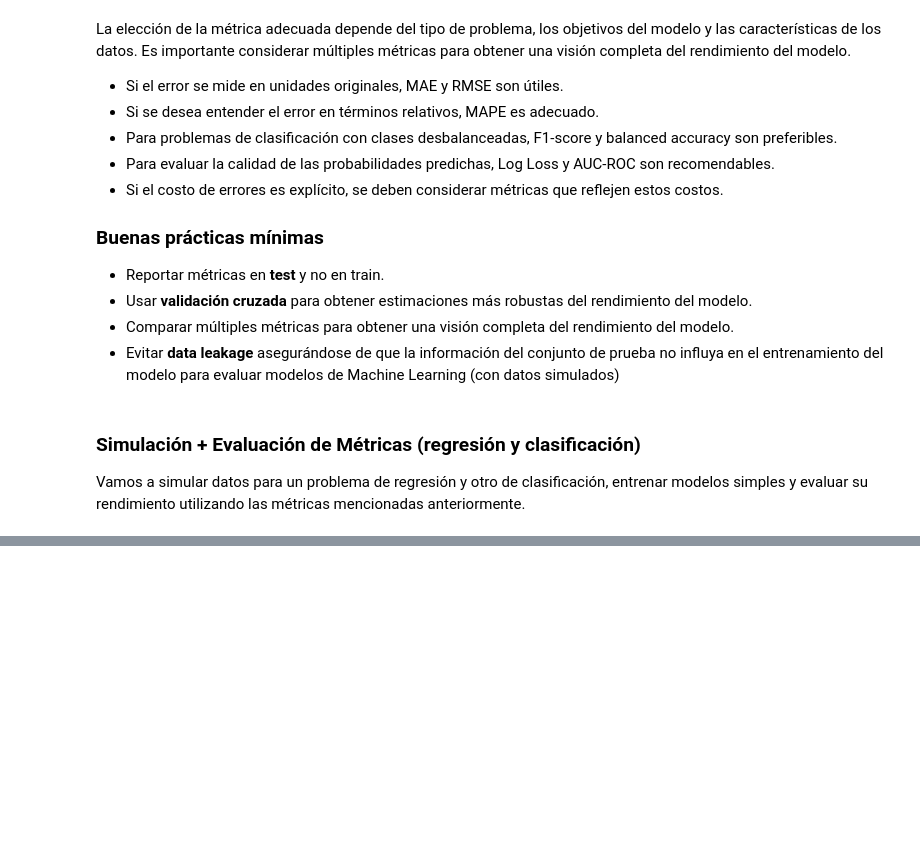
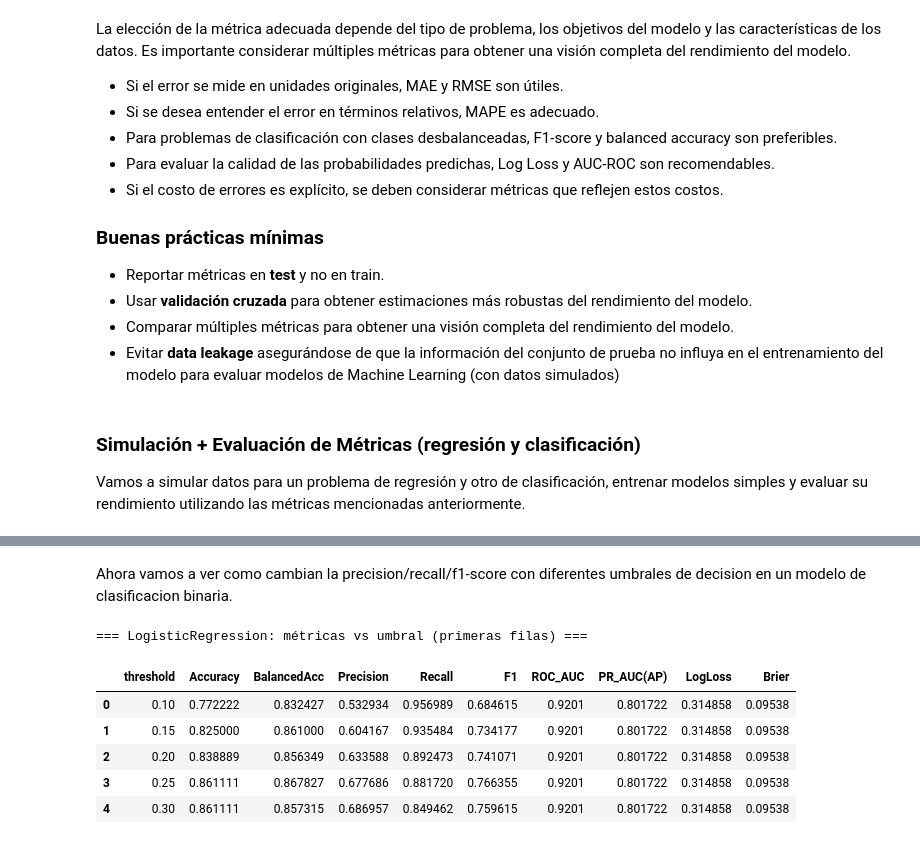
Before and after one commit to AlexSG29/Machine-Learning-Class, a Jupyter notebook: Machine_Learning_1raClase.ipynb, the cells around one changed output, grey strips where cells are left out. Drawn from its saved outputs; the diff is of its cells as text; code cells hidden in the pictures; blank space fills up the shorter version.

```diff
--- a/Machine_Learning_1raClase.ipynb
+++ b/Machine_Learning_1raClase.ipynb
@@ -265,0 +456,23 @@ Vamos a simular datos para un problema de regresión y otro de clasificación, e
+# %% [markdown]
+Ahora vamos a ver como cambian la precision/recall/f1-score con diferentes umbrales de decision en un modelo de clasificacion binaria.
+# %%
+# =========================================================
+# C) BONUS: ver cómo cambian Precision/Recall con el umbral
+# =========================================================
+thresholds = np.linspace(0.1, 0.9, 17)
+rows = []
+for t in thresholds:
+    mm = classification_metrics(yc_te, p_hat, threshold=float(t))
+    rows.append({k: v for k, v in mm.items() if k not in ["ConfusionMatrix"]})
+
+thr_df = pd.DataFrame(rows)
+print("\n=== LogisticRegression: métricas vs umbral (primeras filas) ===")
+display(thr_df.head())
+# %% [output]
+=== LogisticRegression: métricas vs umbral (primeras filas) ===
+|  | threshold | Accuracy | BalancedAcc | Precision | Recall | F1 | ROC_AUC | PR_AUC(AP) | LogLoss | Brier |
+| 0 | 0.10 | 0.772222 | 0.832427 | 0.532934 | 0.956989 | 0.684615 | 0.9201 | 0.801722 | 0.314858 | 0.09538 |
+| 1 | 0.15 | 0.825000 | 0.861000 | 0.604167 | 0.935484 | 0.734177 | 0.9201 | 0.801722 | 0.314858 | 0.09538 |
+| 2 | 0.20 | 0.838889 | 0.856349 | 0.633588 | 0.892473 | 0.741071 | 0.9201 | 0.801722 | 0.314858 | 0.09538 |
+| 3 | 0.25 | 0.861111 | 0.867827 | 0.677686 | 0.881720 | 0.766355 | 0.9201 | 0.801722 | 0.314858 | 0.09538 |
+| 4 | 0.30 | 0.861111 | 0.857315 | 0.686957 | 0.849462 | 0.759615 | 0.9201 | 0.801722 | 0.314858 | 0.09538 |
```
Also changed, not shown: parts of 7 cells of this notebook.
